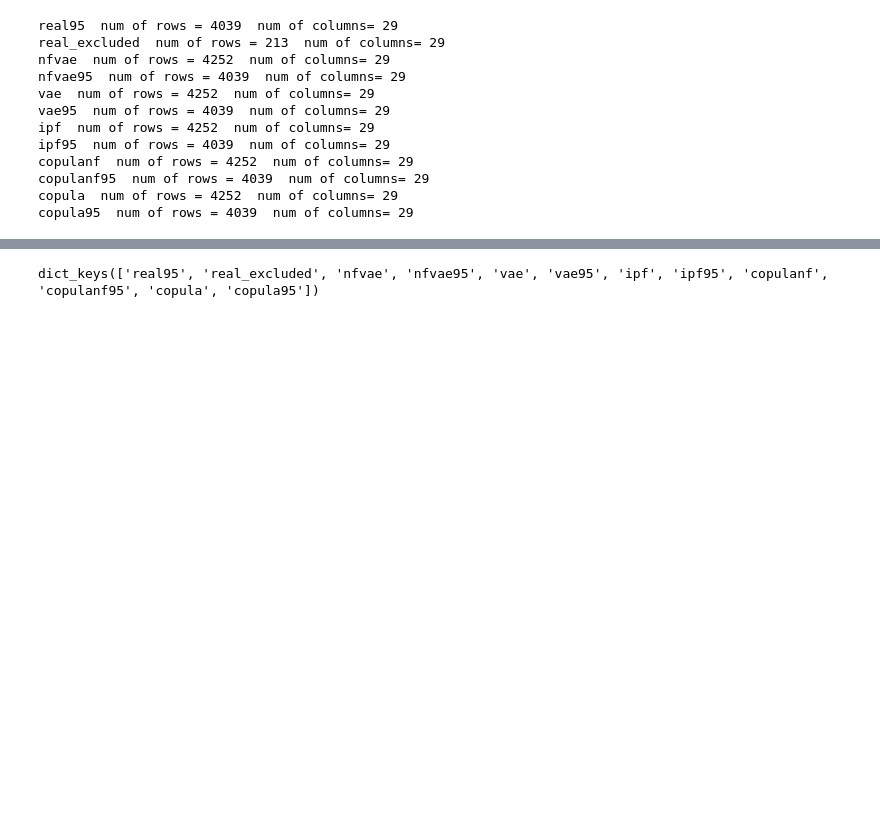
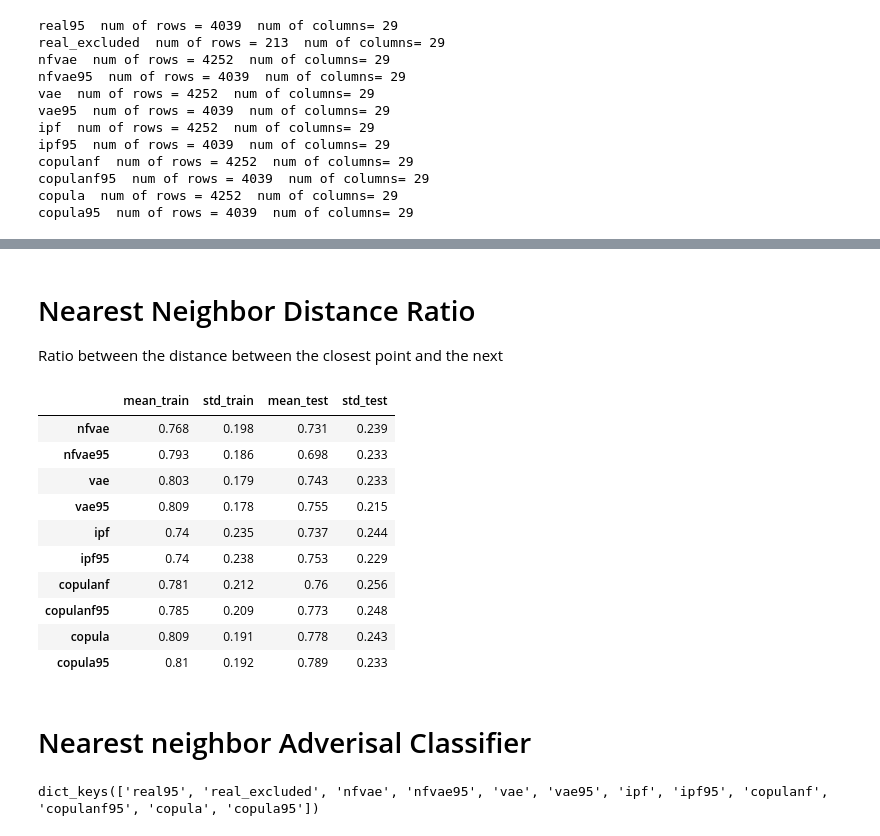
Before and after one commit to jaclenti/NFVAE-population-synthesis, a Jupyter notebook: notebooks/lc_privacy_4.ipynb, the cells around one changed output, grey strips where cells are left out. Cells and saved outputs as stored; diff of their text form; code cells hidden in the pictures; blank space fills up the shorter version.

```diff
--- a/notebooks/lc_privacy_4.ipynb
+++ b/notebooks/lc_privacy_4.ipynb
@@ -351,3 +447,57 @@ def Distance_x1(x1,metric='euclidean'):
+# %% [markdown]
+# Nearest Neighbor Distance Ratio
+Ratio between the distance between the closest point and the next
+# %%
+def TableNNDR(data, control_data,metric='euclidean'):
+
+    #df1 = data[test_data] # dataframe containing the data considered in computing the distances
+    res = pd.DataFrame(columns=['mean_train','std_train','mean_test','std_test'])
+    for i in control_data:
+        # Distance matrix
+        if(metric=='euclidean'):
+            dists_train = pairwise_distances(data[i].values,data['real95'].values, metric='euclidean')
+            dists_test = pairwise_distances(data[i].values,data['real_excluded'].values, metric='euclidean')
+        elif(metric=='norm1'):
+            dists_train = pairwise_distances(data[i].values,data['real95'].values, metric='minkowski', p=1)
+            dists_test = pairwise_distances(data[i].values,data['real_excluded'].values, metric='minkowski', p=1)
+        elif(metric == 'gower'):
+            dists_train = gower.gower_matrix(data[i].values,data['real95'].values,)
+            dists_test = gower.gower_matrix(data[i].values,data['real_excluded'].values)
+
+        # take the minimum distances
+        sorted_rows_train = np.sort(dists_train,axis=1)
+        sorted_rows_test = np.sort(dists_test,axis=1)
+
+        min_train = sorted_rows_train[:,0]
+        min_test = sorted_rows_test[:,0]
+
+        second_min_train = sorted_rows_train[:,1]
+        second_min_test = sorted_rows_test[:,1]
+
+        ratio_train = min_train/second_min_train
+        ratio_test = min_test/second_min_test
+
+
+        res.loc[i,:] = [np.round(np.mean(ratio_train),3), np.round(np.std(ratio_train),3), np.round(np.mean(ratio_test),3), np.round(np.std(ratio_test),3)]
+
+    return res
+# %%
+res_NNDR = TableNNDR(data, control_data)
+res_NNDR
+# %% [output]
+|  | mean_train | std_train | mean_test | std_test |
+| nfvae | 0.768 | 0.198 | 0.731 | 0.239 |
+| nfvae95 | 0.793 | 0.186 | 0.698 | 0.233 |
+| vae | 0.803 | 0.179 | 0.743 | 0.233 |
+| vae95 | 0.809 | 0.178 | 0.755 | 0.215 |
+| ipf | 0.74 | 0.235 | 0.737 | 0.244 |
+| ipf95 | 0.74 | 0.238 | 0.753 | 0.229 |
+| copulanf | 0.781 | 0.212 | 0.76 | 0.256 |
+| copulanf95 | 0.785 | 0.209 | 0.773 | 0.248 |
+| copula | 0.809 | 0.191 | 0.778 | 0.243 |
+| copula95 | 0.81 | 0.192 | 0.789 | 0.233 |
+# %% [markdown]
+# Nearest neighbor Adverisal Classifier
 # %%
 data.keys()
 # %% [output]
```
Also changed, not shown: parts of 32 cells of this notebook.
